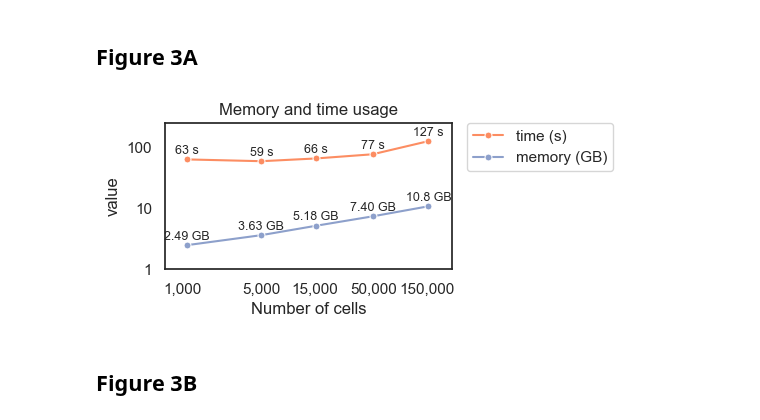
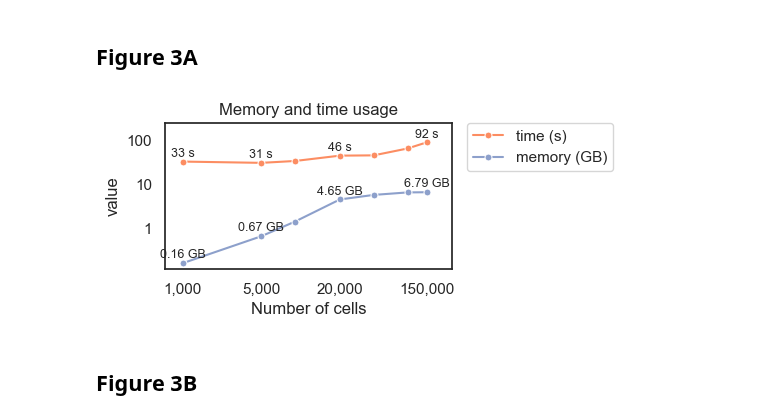
Before and after one commit to ComputationalBiomedicineGroup/rectangle_paper, a Jupyter notebook: notebooks/figure_3.ipynb, the cells around one changed output. Cells and saved outputs as stored; diff of their text form; code cells hidden in the pictures.

```diff
--- a/notebooks/figure_3.ipynb
+++ b/notebooks/figure_3.ipynb
@@ -10,2 +11,6 @@ import helper
 # %% [markdown]
 # Figure 3
+# %%
+adata_hao = anndata.read_h5ad('../data/hao_adata.h5ad')
+adata_hao.obs.value_counts()
+bulks_fino = pd.read_csv("../data/bulks_finotello_tpm.csv", index_col=0)
@@ -12,11 +187,10 @@ import helper
 # %% [markdown]
 ## Figure 3A
 # %%
-runtimes_rectangle = pd.read_csv('../data/fig3/rectangle_runtime.csv', index_col=0)
-memory_rectangle = pd.read_csv('../data/fig3/rectangle_memory.csv', index_col=0)
-memory_rectangle['memory'] = memory_rectangle['memory'] / 1024
-#avg per n_cells
-runtimes_rectangle = runtimes_rectangle.groupby('n_cells').mean().reset_index()
+runtimes_rectangle = pd.read_csv('../data/fig3/rectangle_runtime_summary.csv')
+memory_rectangle = pd.read_csv('../data/fig3/rectangle_memory_summary.csv')
+memory_rectangle[['memory_mean']] = memory_rectangle[['memory_mean']] / 1024  # convert to GB
+memory_rectangle[['memory_sd']] = memory_rectangle[['memory_sd']] / 1024
 # %%
 df_combined = pd.merge(runtimes_rectangle, memory_rectangle, on='n_cells')
 # %%
@@ -29,8 +203,8 @@ plt.figure(figsize=(5.5, 2.5))
 
 colors = ["#FC8D62","#8DA0CB"]
 # Both lineplots
-ax = sns.lineplot(data=df_combined, x='n_cells', y='time', marker='o', markersize=5, label='time (s)', color=colors[0])
-ax = sns.lineplot(data=df_combined, x='n_cells', y='memory', marker='o', markersize=5, label='memory (GB)', color=colors[1])
+ax = sns.lineplot(data=df_combined, x='n_cells', y='time_mean', marker='o', markersize=5, label='time (s)', color=colors[0])
+ax = sns.lineplot(data=df_combined, x='n_cells', y='memory_mean', marker='o', markersize=5, label='memory (GB)', color=colors[1])
 
 # Set logarithmic scale for both axes
 plt.xscale('log')
@@ -38,43 +212,44 @@ plt.yscale('log')
 
 # Print y values above each marker with an offset to avoid overlapping
 for i in range(len(df_combined)):
-    time_value = df_combined['time'][i]
-    memory_value = df_combined['memory'][i]
+    time_value = df_combined['time_mean'][i]
+    memory_value = df_combined['memory_mean'][i]
     n_cells = df_combined['n_cells'][i]
 
     # Add an offset to the position of the text
-    ax.text(n_cells, time_value * 1.1, f"{int(time_value)} s", fontsize=9, ha='center', va='bottom')  # Time values
-    ax.text(n_cells, memory_value * 1.1, f"{str(memory_value)[:4]} GB", fontsize=9, ha='center', va='bottom')  # Memory values
+    if n_cells in [1000, 5000, 25000, 147391]:
+        ax.text(n_cells, time_value * 1.1, f"{int(time_value)} s", fontsize=9, ha='center', va='bottom')  # Time values
+        ax.text(n_cells, memory_value * 1.1, f"{str(memory_value)[:4]} GB", fontsize=9, ha='center', va='bottom')  # Memory values
 
 # Custom ticks and labels for the x and y axes
-ax.set_xticks([1000,5000, 15000, 50000, 150000])
+ax.set_xticks([1000,5000, 25000, 150000])
 ax.set_yticks([1, 10, 100])
-ax.set_xticklabels(['1,000','5,000', '15,000', '50,000', '150,000'])
+ax.set_xticklabels(['1,000','5,000', '20,000','150,000'])
 ax.set_yticklabels(['1', '10', '100'])
 
 # Set y-axis limits
-ax.set_ylim(bottom=1, top=250)
+ax.set_ylim(bottom=0, top=250)
 ax.set_xlim(left=700, right=250000)
 
 # Labels and layout
 plt.xlabel('Number of cells')
 plt.ylabel('value')
 #title for the plot
 plt.title('Memory and time usage')
 
 
 # Move legend to the right
 legend = plt.legend(loc='upper left', bbox_to_anchor=(1.05, 1), borderaxespad=0.)
 
 # legend labels
 plt.tight_layout()
 # save
 plt.savefig('../figures/fig3a_rectangle_benchmark.pdf')
 
 # Show the plot
 plt.show()
 # %% [output]
-[figure, old version]
+[figure, new version]
 # %% [markdown]
 ## Figure 3B
 # %%
```
Also changed, not shown: parts of 6 cells of this notebook, 7 other files.
